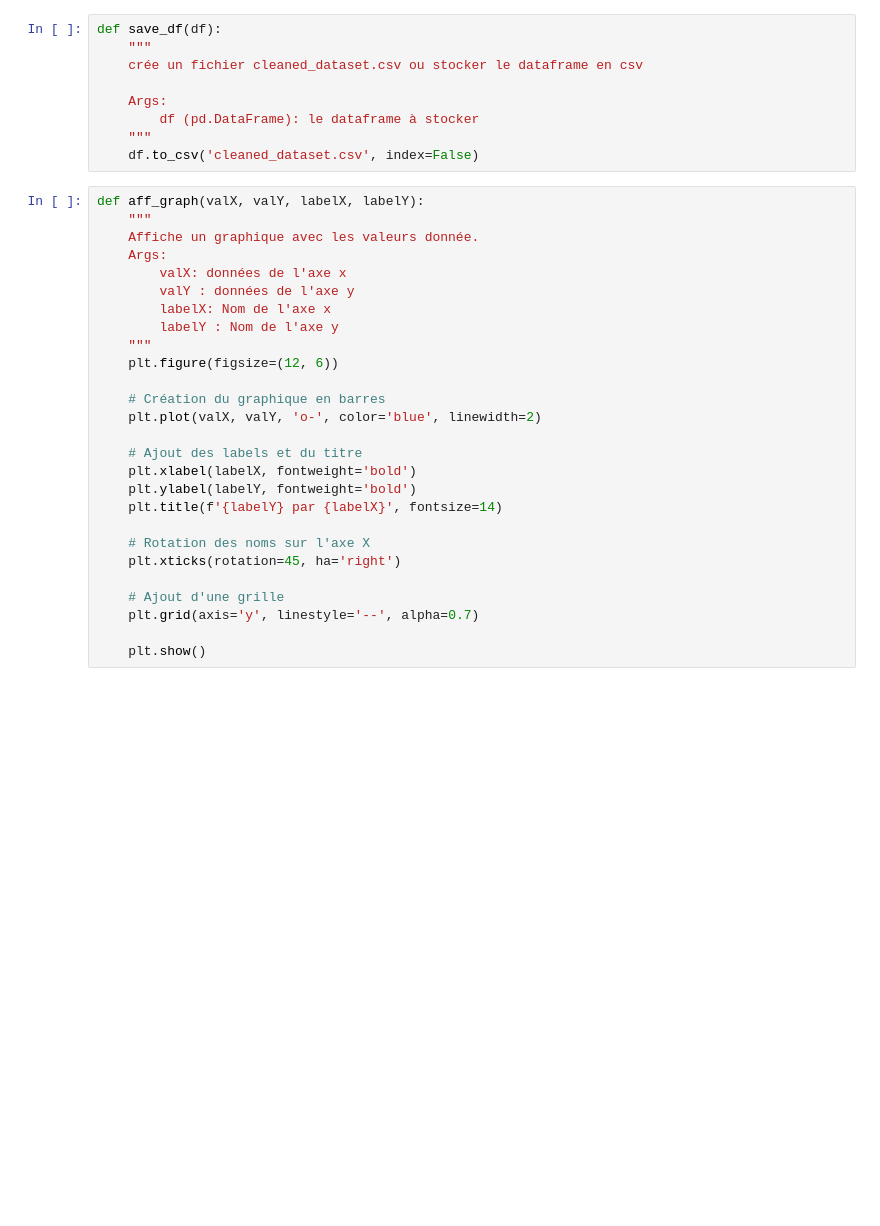
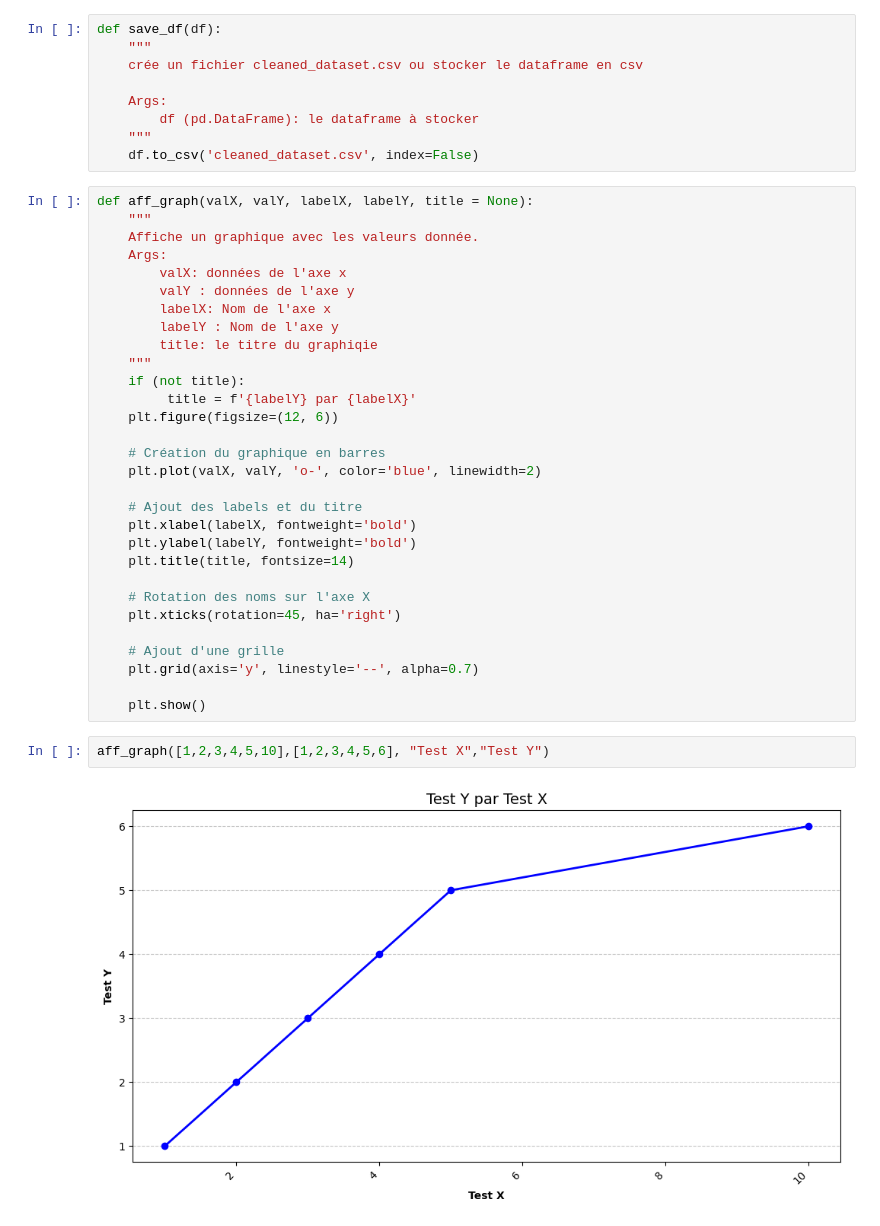
Before and after one commit to Hirukiu/Tardis_IA_project, a Jupyter notebook: tardis_eda.ipynb, the cells around one changed output. Drawn from its saved outputs; the diff is of its cells as text; blank space fills up the shorter version.

Commit message:
modif aff_graph function

```diff
--- a/tardis_eda.ipynb
+++ b/tardis_eda.ipynb
@@ -97,7 +97,7 @@ def save_df(df):
     """
     df.to_csv('cleaned_dataset.csv', index=False)
 # %%
-def aff_graph(valX, valY, labelX, labelY):
+def aff_graph(valX, valY, labelX, labelY, title = None):
     """
     Affiche un graphique avec les valeurs donnée.
     Args:
@@ -105,7 +105,10 @@ def aff_graph(valX, valY, labelX, labelY):
         valY : données de l'axe y
         labelX: Nom de l'axe x
         labelY : Nom de l'axe y
+        title: le titre du graphiqie
     """
+    if (not title):
+         title = f'{labelY} par {labelX}'
     plt.figure(figsize=(12, 6))
 
     # Création du graphique en barres
@@ -114,7 +117,7 @@ def aff_graph(valX, valY, labelX, labelY):
     # Ajout des labels et du titre
     plt.xlabel(labelX, fontweight='bold')
     plt.ylabel(labelY, fontweight='bold')
-    plt.title(f'{labelY} par {labelX}', fontsize=14)
+    plt.title(title, fontsize=14)
 
     # Rotation des noms sur l'axe X
     plt.xticks(rotation=45, ha='right')
@@ -123,3 +126,7 @@ def aff_graph(valX, valY, labelX, labelY):
     plt.grid(axis='y', linestyle='--', alpha=0.7)
 
     plt.show()
+# %%
+aff_graph([1,2,3,4,5,10],[1,2,3,4,5,6], "Test X","Test Y")
+# %% [output]
+[figure, added]
```
